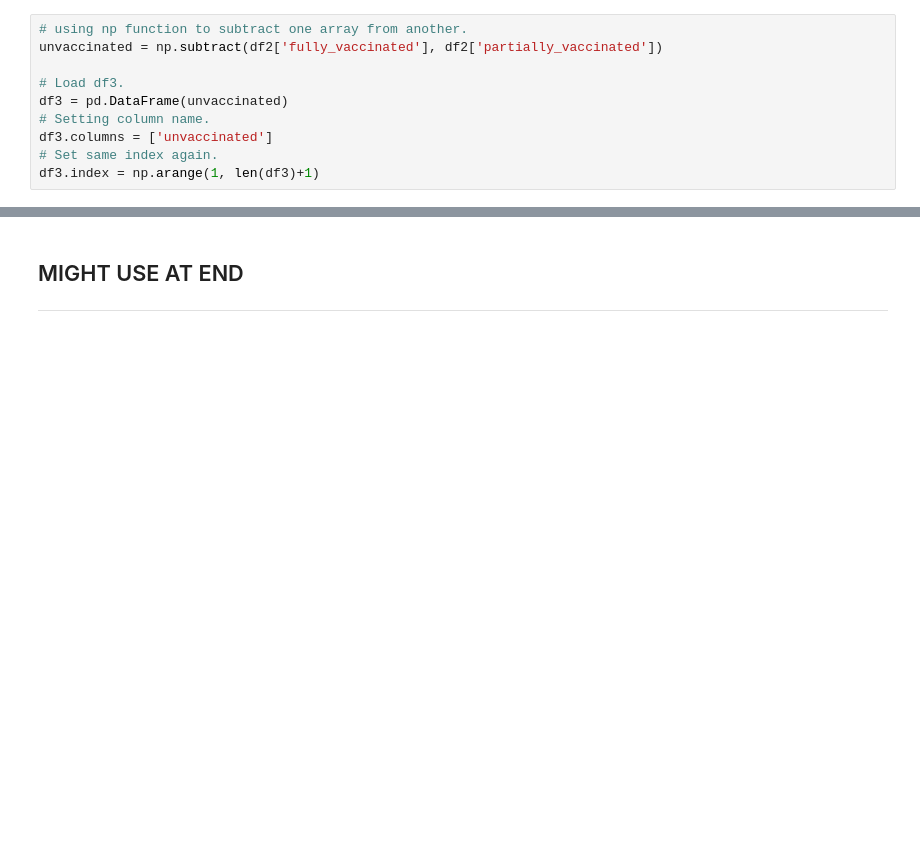
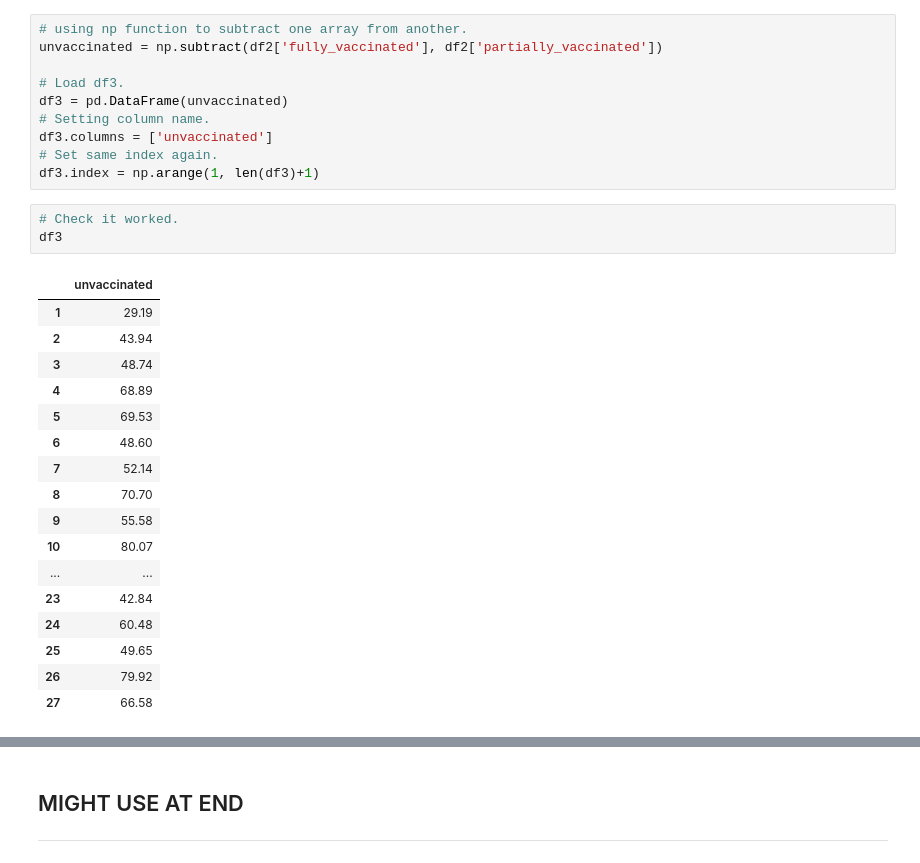
Before and after one commit to SarahMcN25/programming_for_D.A.project, a Jupyter notebook: project.ipynb, the cells around one changed output, grey strips where cells are left out. Drawn from its saved outputs; the diff is of its cells as text; blank space fills up the shorter version.

```diff
--- a/project.ipynb
+++ b/project.ipynb
@@ -546,4 +616,25 @@ df3 = pd.DataFrame(unvaccinated)
 df3.columns = ['unvaccinated']
 # Set same index again.
 df3.index = np.arange(1, len(df3)+1)
+# %%
+# Check it worked.
+df3
+# %% [output]
+|  | unvaccinated |
+| 1 | 29.19 |
+| 2 | 43.94 |
+| 3 | 48.74 |
+| 4 | 68.89 |
+| 5 | 69.53 |
+| 6 | 48.60 |
+| 7 | 52.14 |
+| 8 | 70.70 |
+| 9 | 55.58 |
+| 10 | 80.07 |
+| ... | ... |
+| 23 | 42.84 |
+| 24 | 60.48 |
+| 25 | 49.65 |
+| 26 | 79.92 |
+| 27 | 66.58 |
 # %%
```
Also changed, not shown: parts of 29 cells of this notebook.
